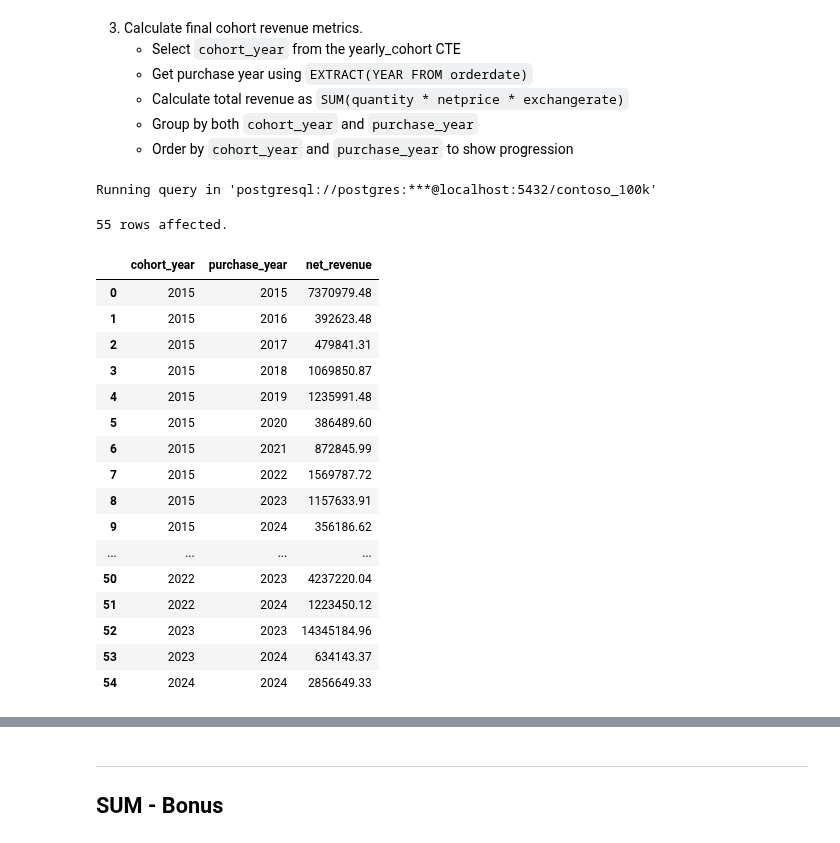
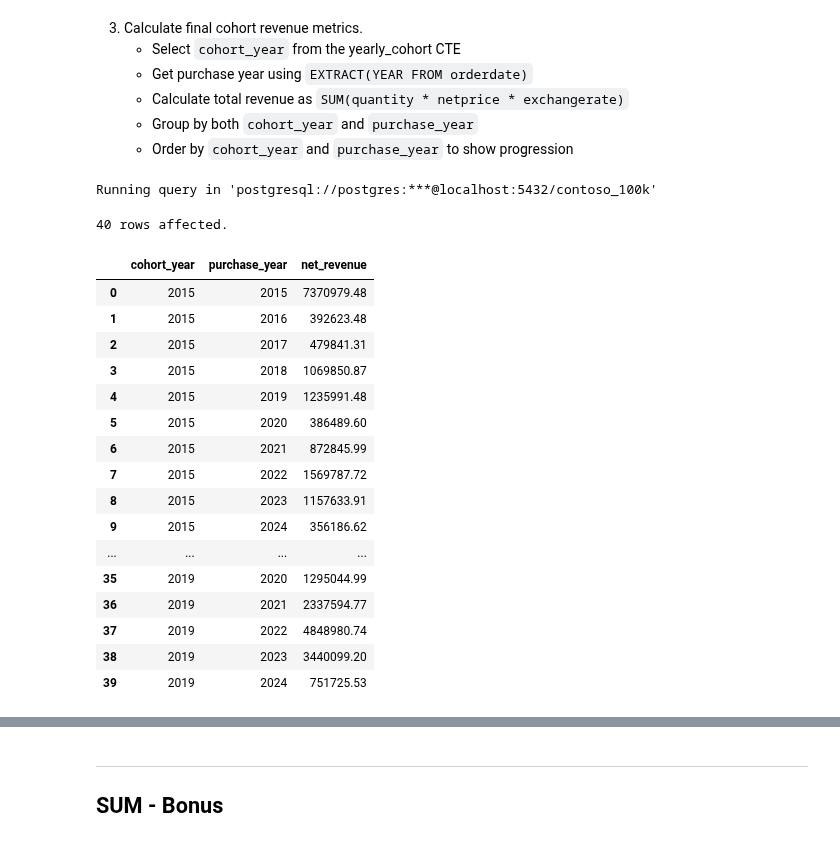
Before and after one commit to mgamzec/SQL_Data_Analytics_Project, a Jupyter notebook: 3_Windows_Functions/1_Syntax.ipynb, the cells around one changed output, grey strips where cells are left out. Saved outputs shown, nothing was run; the diff lists cells and outputs as text; code cells hidden in the pictures.

```diff
--- a/3_Windows_Functions/1_Syntax.ipynb
+++ b/3_Windows_Functions/1_Syntax.ipynb
@@ -548,40 +548,41 @@ WITH yearly_cohort AS (
     SELECT DISTINCT
         customerkey,
         EXTRACT(YEAR FROM MIN(orderdate) OVER (PARTITION BY customerkey)) AS cohort_year
     FROM sales
 )
 SELECT
     y.cohort_year,
     EXTRACT(YEAR FROM s.orderdate) AS purchase_year,
     SUM(s.quantity * s.netprice * s.exchangerate) AS net_revenue
 FROM sales s
 LEFT JOIN yearly_cohort y ON s.customerkey = y.customerkey
 GROUP BY
     y.cohort_year,
     EXTRACT(YEAR FROM s.orderdate)
 ORDER BY
     cohort_year,
-    purchase_year;
+    purchase_year
+LIMIT 40
 # %% [output]
 Running query in 'postgresql://postgres:***@localhost:5432/contoso_100k'
-55 rows affected.
+40 rows affected.
 |  | cohort_year | purchase_year | net_revenue |
 | 0 | 2015 | 2015 | 7370979.48 |
 | 1 | 2015 | 2016 | 392623.48 |
 | 2 | 2015 | 2017 | 479841.31 |
 | 3 | 2015 | 2018 | 1069850.87 |
 | 4 | 2015 | 2019 | 1235991.48 |
 | 5 | 2015 | 2020 | 386489.60 |
 | 6 | 2015 | 2021 | 872845.99 |
 | 7 | 2015 | 2022 | 1569787.72 |
 | 8 | 2015 | 2023 | 1157633.91 |
 | 9 | 2015 | 2024 | 356186.62 |
 | ... | ... | ... | ... |
-| 50 | 2022 | 2023 | 4237220.04 |
-| 51 | 2022 | 2024 | 1223450.12 |
-| 52 | 2023 | 2023 | 14345184.96 |
-| 53 | 2023 | 2024 | 634143.37 |
-| 54 | 2024 | 2024 | 2856649.33 |
+| 35 | 2019 | 2020 | 1295044.99 |
+| 36 | 2019 | 2021 | 2337594.77 |
+| 37 | 2019 | 2022 | 4848980.74 |
+| 38 | 2019 | 2023 | 3440099.20 |
+| 39 | 2019 | 2024 | 751725.53 |
 # %% [markdown]
 <img src="../Resources/images/3.1_cohort_year_rev.png" alt="Processing & Revenue" width="50%">
 # %% [markdown]
```
Also changed, not shown: 1 other file.
